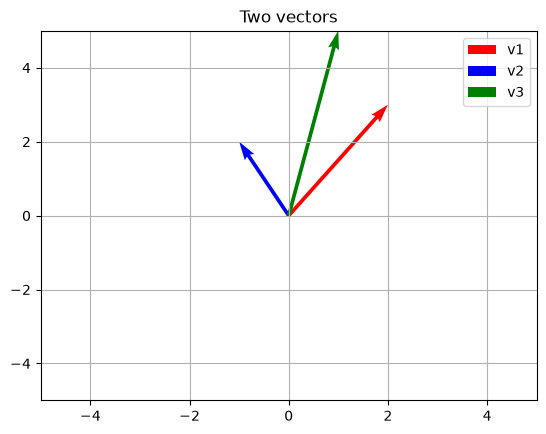
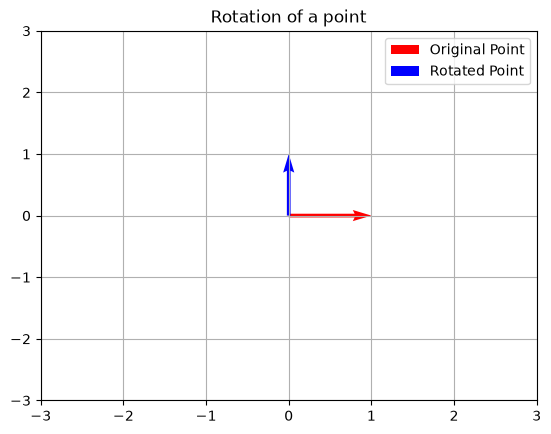
Code edit (unified diff) that turned the first committed figure into the second:
--- before
+++ after
@@ -1,11 +1,14 @@
 import numpy as np
 import matplotlib.pyplot as plt
-v1=np.array([2, 3])
-v2=np.array([-1, 2])
+
+"""
+#######         Day 1: vectors and vector addition       #######
+v1=np.array([4, 3])
+v2=np.array([3, 4])
 v3=v1 + v2
 plt.quiver(0, 0, v1[0], v1[1], angles='xy', scale_units='xy', scale=1, color='r', label='v1')
 plt.quiver(0, 0, v2[0], v2[1], angles='xy', scale_units='xy', scale=1, color='b', label='v2')
 plt.quiver(0, 0, v3[0], v3[1], angles='xy', scale_units='xy', scale=1, color='g', label='v3')
-plt.xlim(-5, 5); plt.ylim(-5, 5)
+plt.xlim(-10, 10); plt.ylim(-10, 10)
 plt.grid(); plt.legend()
 plt.title("Two vectors")
@@ -24,4 +27,7 @@
 assert manual_dot==np_dot, "Dot products do not match!"
 
+
+
+#######         Day2:  Dot products and duality      #######
 # Cosine similarity — used constantly in ML (feature similarity, embeddings)
 def cosine_similarity(a,b):
@@ -46,10 +52,10 @@
 print(f"Cosine similarity (opposite direction): {cosine_similarity(o1, o2):.3f}")   
 
+
+#######         Day 3 — Matrices as Transformations        #######
+
 # A rotation matrix — this is exactly the math behind camera calibration/extrinsics
-angle_deg=45
-angle_rad_Math=angle_deg*np.pi/180
-print(f"Angle in rad math (math): {angle_rad_Math:.3f}" )
 
-angle_rad= np.radians(45)
+angle_rad= np.radians(90)
 print(f"Angle in rad: {angle_rad:.3f}" )
 rotation_matrix=np.array([
@@ -82,9 +88,9 @@
 
 
-fig,ax=plt.subplots(figsize=(6,6))    
-rotated_rectangle=rotate_rectangle(square_points, 45)
+fig,ax=plt.subplots(figsize=(5,5))    
+rotated_rectangle=rotate_rectangle(square_points, 135)
 ax.plot(square_points[:,0], square_points[:,1], 'gray', label='Original Square')
 ax.plot(rotated_rectangle[:,0], rotated_rectangle[:,1], 'red', label='Rotated Square')
-ax.set_xlim(-4, 4); ax.set_ylim(-4, 4)
+ax.set_xlim(-2, 2); ax.set_ylim(-2, 2)
 ax.legend(); ax.grid(); ax.set_title("Rotation of a square");ax.set_aspect('equal')
 plt.show()
@@ -92,3 +98,6 @@
 print(f"square points: {square_points},  Rotated Rectangle point: {rotated_rectangle}")
 
+"""
 
+
+

Commit: Week 1 Day 4: matrix multiplication from scratch and NumPy speed comparison